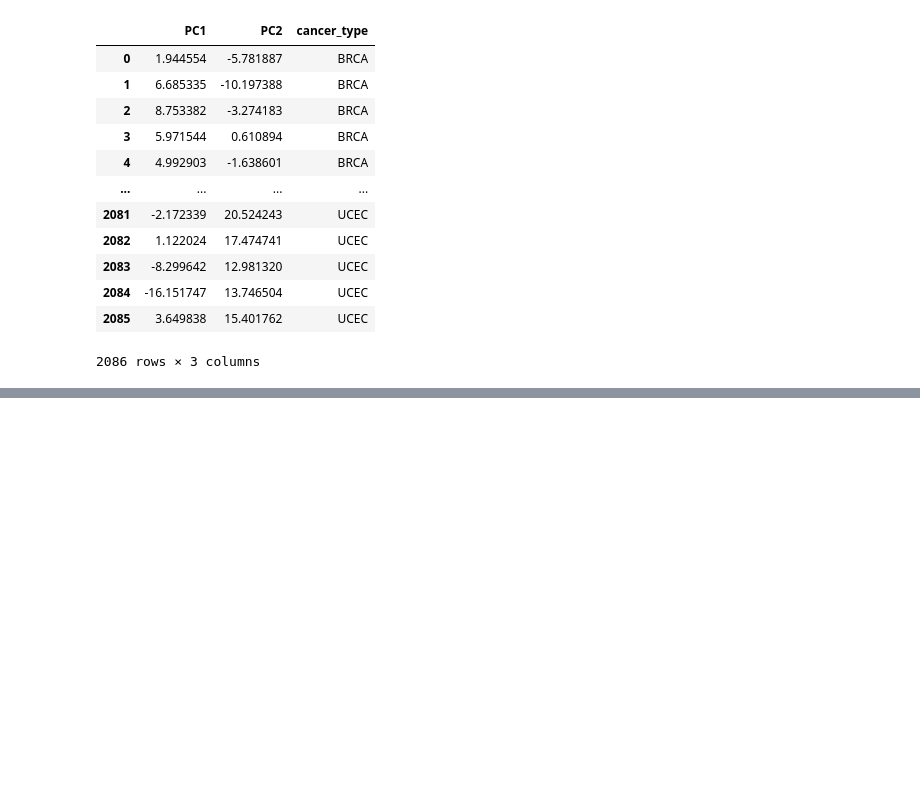
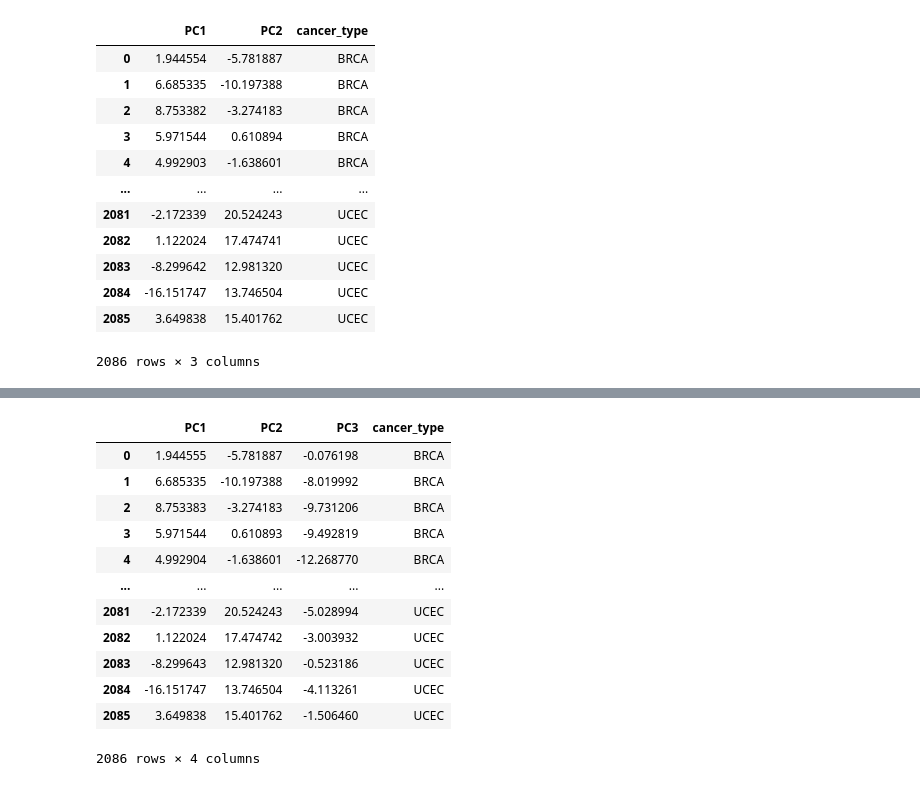
Before and after one commit to ninzyyy/rna-seq, a Jupyter notebook: exploratory.ipynb, the cells around one changed output, grey strips where cells are left out. Cells and saved outputs as stored; diff of their text form; code cells hidden in the pictures; blank space fills up the shorter version.

```diff
--- a/exploratory.ipynb
+++ b/exploratory.ipynb
@@ -164,0 +186,5 @@ final_df
+# %%
+pca = PCA(n_components=3)
+principal_components = pca.fit_transform(scaled_X)
+principal_df = pd.DataFrame(data=principal_components, columns=['PC1', 'PC2', 'PC3'])
+principal_df
@@ -164,0 +205,18 @@ final_df
+# %%
+final_df = pd.concat([principal_df, pd.DataFrame(cancerTypes)], axis=1)
+final_df.rename(columns={0:'cancer_type'}, inplace=True)
+final_df
+# %% [output]
+|  | PC1 | PC2 | PC3 | cancer_type |
+| 0 | 1.944555 | -5.781887 | -0.076198 | BRCA |
+| 1 | 6.685335 | -10.197388 | -8.019992 | BRCA |
+| 2 | 8.753383 | -3.274183 | -9.731206 | BRCA |
+| 3 | 5.971544 | 0.610893 | -9.492819 | BRCA |
+| 4 | 4.992904 | -1.638601 | -12.268770 | BRCA |
+| ... | ... | ... | ... | ... |
+| 2081 | -2.172339 | 20.524243 | -5.028994 | UCEC |
+| 2082 | 1.122024 | 17.474742 | -3.003932 | UCEC |
+| 2083 | -8.299643 | 12.981320 | -0.523186 | UCEC |
+| 2084 | -16.151747 | 13.746504 | -4.113261 | UCEC |
+| 2085 | 3.649838 | 15.401762 | -1.506460 | UCEC |
+2086 rows × 4 columns
```
Also changed, not shown: parts of 4 cells of this notebook.
